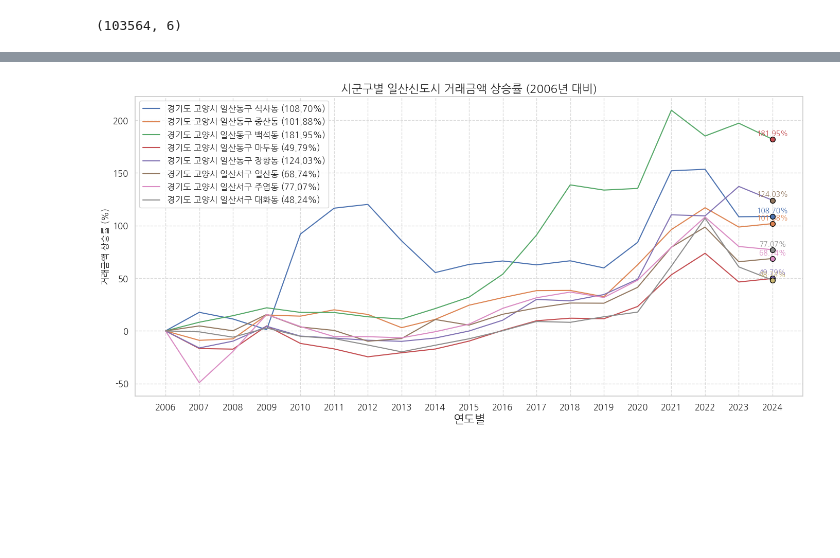
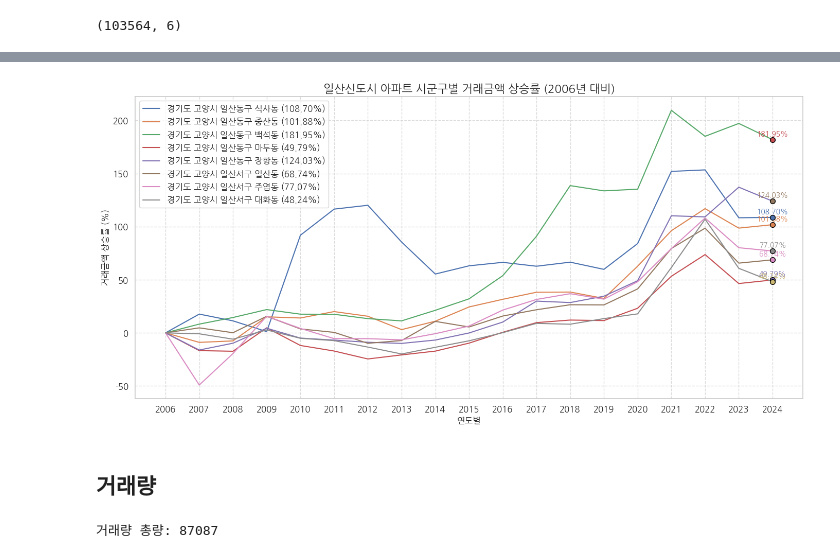
Before and after one commit to SnapishAgent/Ilsan-Investment-Insight, a Jupyter notebook: 아파트 실거래가/apt_price.ipynb, the cells around one changed output, grey strips where cells are left out. Cells and saved outputs as stored; diff of their text form; code cells hidden in the pictures; blank space fills up the shorter version.

```diff
--- a/아파트 실거래가/apt_price.ipynb
+++ b/아파트 실거래가/apt_price.ipynb
@@ -460,33 +467,78 @@ plt.figure(figsize=(14, 7))
 # 시군구별로 선 그래프를 그리기
 for area in target_ilsan:  # target_ilsan에 포함된 각 지역에 대해 반복
     area_data = ilsan_df[ilsan_df['시군구'] == area]
     avg_price_by_area = area_data.groupby('계약년')['거래금액(만원)'].mean()  # 날짜별 평균 거래금액
 
     # 기준 연도(2006년)의 거래금액
     base_price = avg_price_by_area.get(2006, None)
 
     if base_price:
         # 각 연도의 거래금액을 기준 연도 거래금액으로 나누어 상승률 계산
         price_increase_rate = (avg_price_by_area / base_price - 1) * 100
         label = f'{area} ({price_increase_rate.iloc[-1]:.2f}%)'
 
         sns.lineplot(x=price_increase_rate.index, y=price_increase_rate.values, label=label)
 
         # 2024년 상승률 표시
         price_2024 = price_increase_rate.get(2024, None)
         if price_2024:
             plt.scatter(2024, price_2024, color=sns.color_palette()[target_ilsan.index(area)], s=50, edgecolor='black', zorder=5)
             plt.text(2024, price_2024 + 2, f'{price_2024:.2f}%', ha='center', va='bottom', fontproperties=fontprop, fontsize=10, color=sns.color_palette()[target_ilsan.index(area)])
 
 # 그래프 제목과 레이블 설정
-plt.title('시군구별 일산신도시 거래금액 상승률 (2006년 대비)', fontproperties=fontprop, fontsize=16, loc='center')
-plt.xlabel('연도별', fontproperties=fontprop, fontsize=16)
+plt.title('일산신도시 아파트 시군구별 거래금액 상승률 (2006년 대비)', fontproperties=fontprop, fontsize=16, loc='center')
+plt.xlabel('연도별', fontproperties=fontprop, fontsize=12)
 plt.ylabel('거래금액 상승률 (%)', fontproperties=fontprop, fontsize=12)
 plt.xticks(range(ilsan_df['계약년'].min(), ilsan_df['계약년'].max() + 1), rotation=0, fontproperties=fontprop, fontsize=12)
 plt.yticks(fontproperties=fontprop, fontsize=12)
 plt.legend(prop=fontprop)
 plt.grid(True, linestyle='--', alpha=0.7)
 plt.tight_layout()
 plt.show()
 # %% [output]
-[figure, old version]
+[figure, new version]
+# %% [markdown]
+## 거래량
+# %%
+# 필요한 컬럼만 선택
+df = df[['시군구', '계약년월', '거래금액(만원)']]
+
+# '계약년월'을 날짜 형식으로 변환
+df['계약년월'] = pd.to_datetime(df['계약년월'], format='%Y%m')
+
+# '시군구'와 '계약년월' 별로 그룹화하여 거래 건수 세기
+count_by_bundang = df.groupby(['시군구', '계약년월']).size().reset_index(name='거래량')
+
+# 필터링할 지역 리스트 설정
+target_list = [
+    '경기도 성남시 분당구 야탑동',
+    '경기도 성남시 분당구 이매동',
+    '경기도 성남시 분당구 서현동',
+    '경기도 성남시 분당구 분당동',
+    '경기도 성남시 분당구 수내동',
+    '경기도 성남시 분당구 정자동',
+    '경기도 성남시 분당구 금곡동',
+    '경기도 성남시 분당구 구미동',
+]
+
+
+# target_list에 포함된 데이터만 필터링
+count_by_bundang = count_by_bundang[count_by_bundang['시군구'].isin(target_list)]
+
+# 2009년 이후 데이터만 필터링
+count_by_bundang = count_by_bundang[count_by_bundang['계약년월'] >= '2006-01-01']
+
+# **거래량 총량 계산**
+total_transactions = count_by_bundang['거래량'].sum()
+print("거래량 총량:", total_transactions)
+
+# '계약년월'에서 연도 추출하여 '연도' 컬럼 생성
+count_by_bundang['연도'] = count_by_bundang['계약년월'].dt.year
+
+# 연도별 그룹화하여 거래량 합계 계산
+annual_transactions = count_by_bundang.groupby('연도')['거래량'].sum().reset_index()
+
+# 결과 출력
+# display(annual_transactions.head())
+# %% [output]
+거래량 총량: 87087
```
Also changed, not shown: parts of 11 cells of this notebook.
